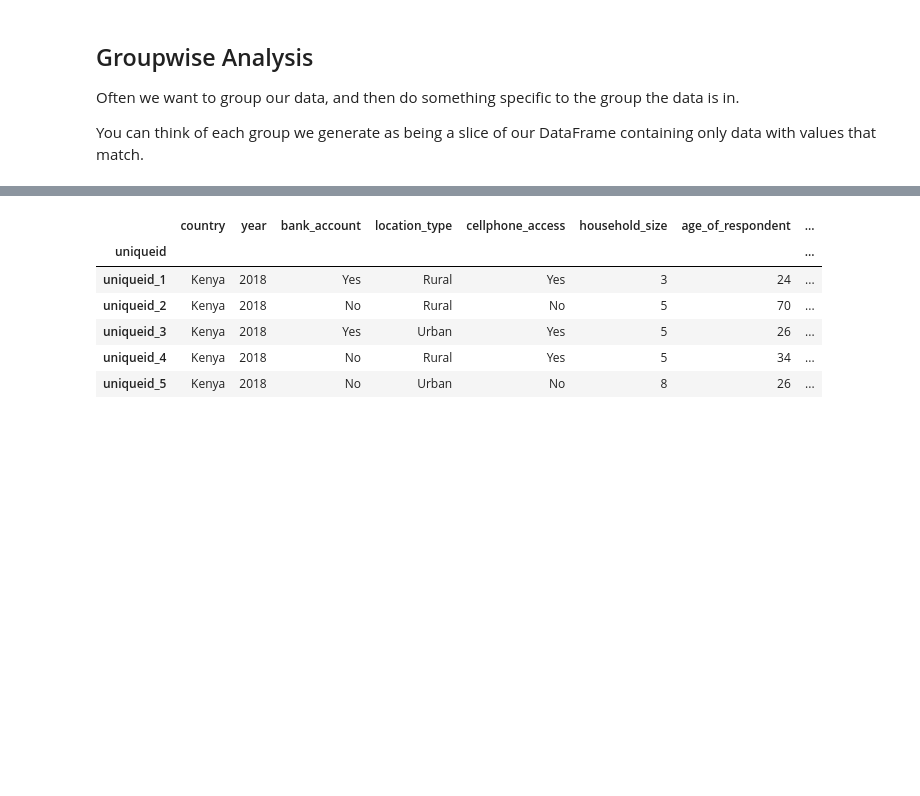
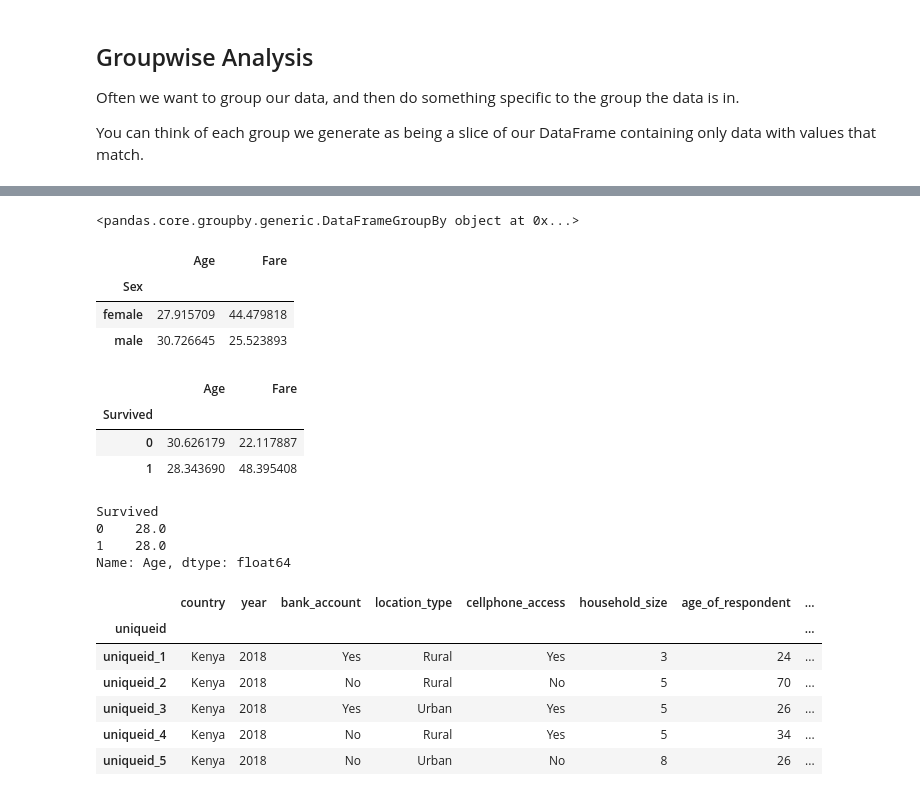
Before and after one commit to AubreyJohns/python_pandas, a Jupyter notebook: Pandas.ipynb, the cells around one changed output, grey strips where cells are left out. Saved outputs shown, nothing was run; the diff lists cells and outputs as text; code cells hidden in the pictures; blank space fills up the shorter version.

Commit message:
group by on titanic

```diff
--- a/Pandas.ipynb
+++ b/Pandas.ipynb
@@ -1181,3 +1190,31 @@ You can think of each group we generate as being a slice of our DataFrame contai
+# %%
+# group by
+titanic_df_sex = titanic_df.groupby('Sex')
+titanic_df_sex
+# %% [output]
+<pandas.core.groupby.generic.DataFrameGroupBy object at 0x...>
+# %%
+titanic_df_sex['Age', 'Fare'].mean()
+# %% [output]
+|  | Age | Fare |
+| Sex |  |  |
+| female | 27.915709 | 44.479818 |
+| male | 30.726645 | 25.523893 |
+# %%
+titanic_df_survived = titanic_df.groupby('Survived')
+titanic_df_survived['Age', 'Fare'].mean()
+# %% [output]
+|  | Age | Fare |
+| Survived |  |  |
+| 0 | 30.626179 | 22.117887 |
+| 1 | 28.343690 | 48.395408 |
+# %%
+titanic_df_survived['Age'].median()
+# %% [output]
+Survived
+0    28.0
+1    28.0
+Name: Age, dtype: float64
 # %%
 financial_df.head()
 # %% [output]
```
Also changed, not shown: parts of 4 cells of this notebook, 1 other file.
